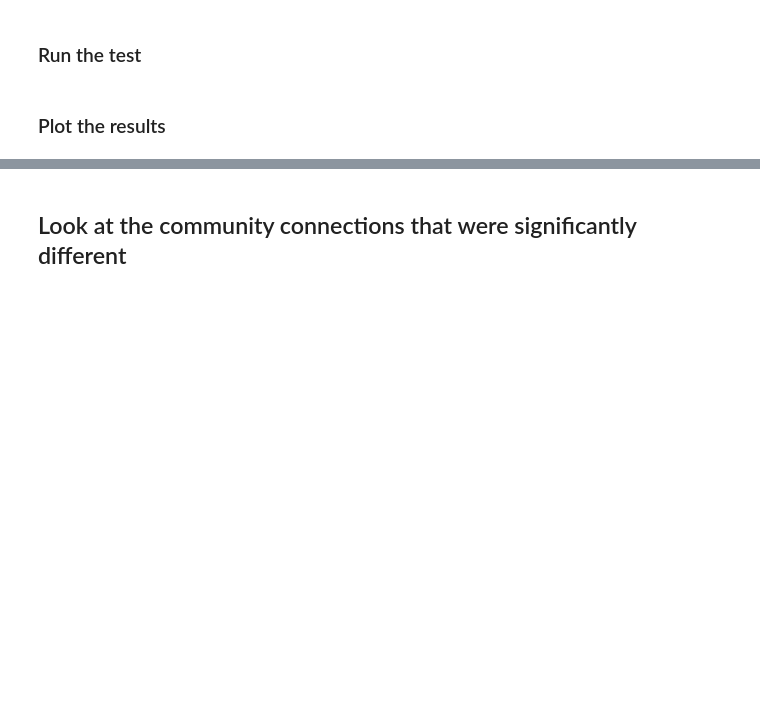
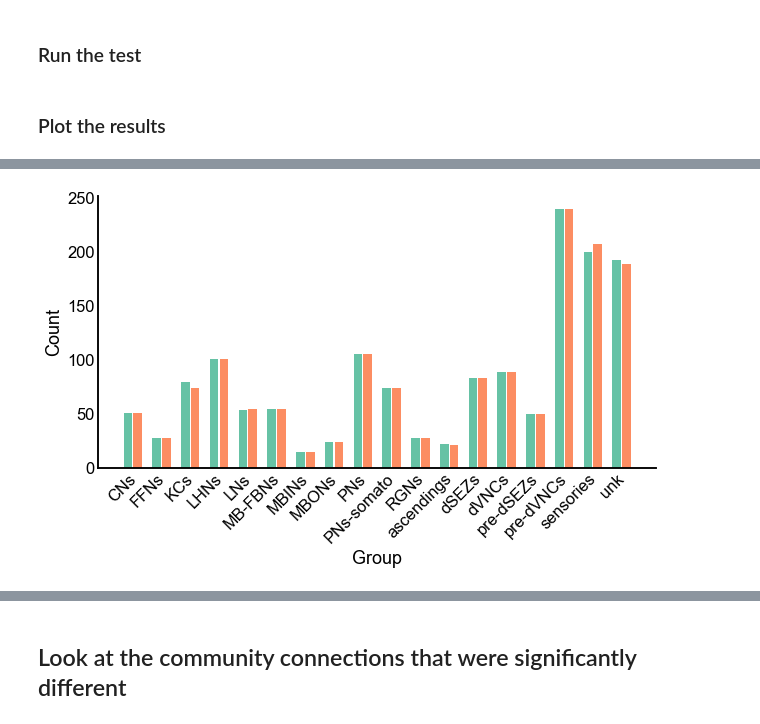
Before and after one commit to neurodata/bilateral-connectome, a Jupyter notebook: docs/sbm_test.ipynb, the cells around one changed output, grey strips where cells are left out. Drawn from its saved outputs; the diff is of its cells as text; code cells hidden in the pictures; blank space fills up the shorter version.

```diff
--- a/docs/sbm_test.ipynb
+++ b/docs/sbm_test.ipynb
@@ -3,6 +3,9 @@
 # %% [markdown]
 ## Preliminaries
 # %%
+import warnings
+
+warnings.filterwarnings("ignore")
 
 import datetime
 import time
@@ -28,7 +31,14 @@ from pkg.stats import stochastic_block_test
 from seaborn.utils import relative_luminance
 from tqdm import tqdm
 
+DISPLAY_FIGS = True
 
-def stashfig(name, **kwargs):
+
+def gluefig(name, fig, **kwargs):
     foldername = "sbm_test"
     savefig(name, foldername=foldername, **kwargs)
+
+    glue("fig:" + name, fig, display=False)
+
+    if not DISPLAY_FIGS:
+        plt.close()
@@ -81,3 +85,24 @@ stat, pvalue, misc = stochastic_block_test(
 glue("uncorrected_pvalue", pvalue, display=False)
 # %% [markdown]
 ### Plot the results
+# %%
+set_theme(font_scale=1)
+
+fig, ax = plt.subplots(1, 1, figsize=(10, 5))
+
+group_counts_left = misc["group_counts1"]
+group_counts_right = misc["group_counts2"]
+
+for i in range(len(group_counts_left)):
+    ax.bar(i - 0.17, group_counts_left[i], width=0.3, color=network_palette["Left"])
+    ax.bar(i + 0.17, group_counts_right[i], width=0.3, color=network_palette["Right"])
+
+rotate_labels(ax)
+ax.set(
+    ylabel="Count",
+    xlabel="Group",
+    xticks=np.arange(len(group_counts_left)) + 0.2,
+    xticklabels=group_counts_left.index,
+)
+gluefig("group-counts", fig)
+# %% [output]
@@ -83,0 +110 @@ glue("uncorrected_pvalue", pvalue, display=False)
+[figure, added]
```
Also changed, not shown: parts of 18 cells of this notebook, 1 other file.
